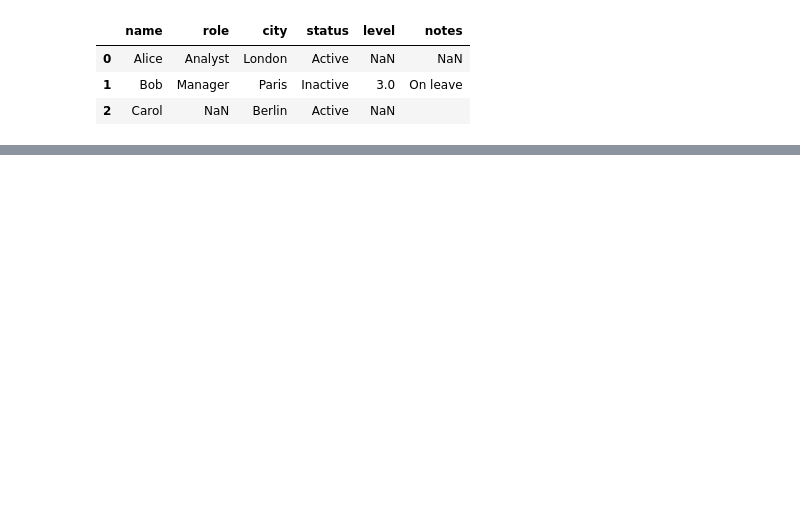
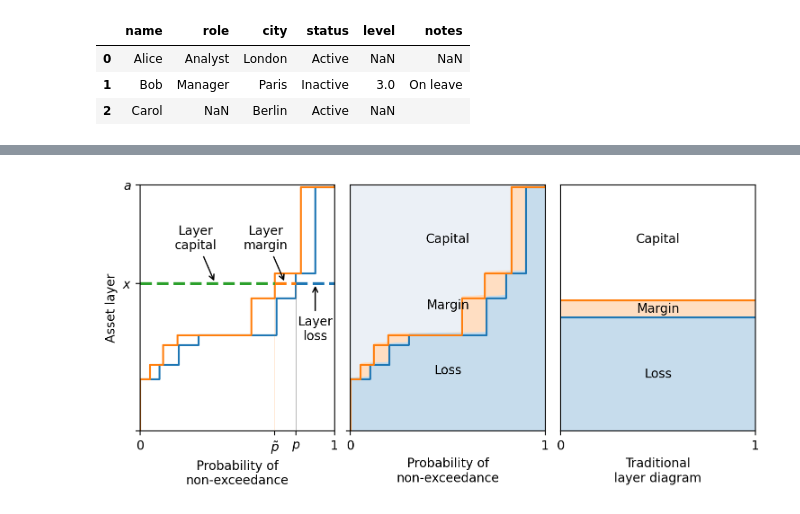
Before and after one commit to mynl/archivum_project, a Jupyter notebook: temp/new-import.ipynb, the cells around one changed output, grey strips where cells are left out. Cells and saved outputs as stored; diff of their text form; code cells hidden in the pictures; blank space fills up the shorter version.

```diff
--- a/temp/new-import.ipynb
+++ b/temp/new-import.ipynb
@@ -268,0 +652,6 @@ import numpy as np
+# %%
+from aggregate.extensions.pir_figures import fig_10_5
+d = port.dists['wang']
+fig_10_5(port=port, dist=d, x=60)
+# %% [output]
+[figure, added]
```
Also changed, not shown: parts of 37 cells of this notebook, 10 other files.
